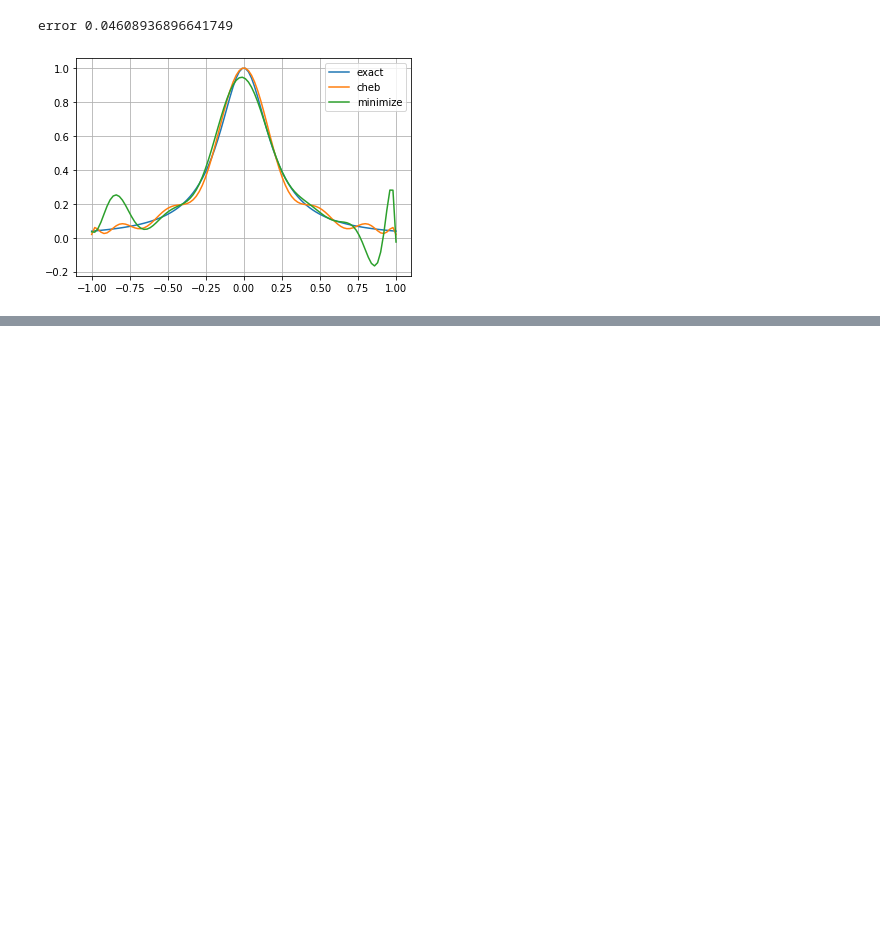
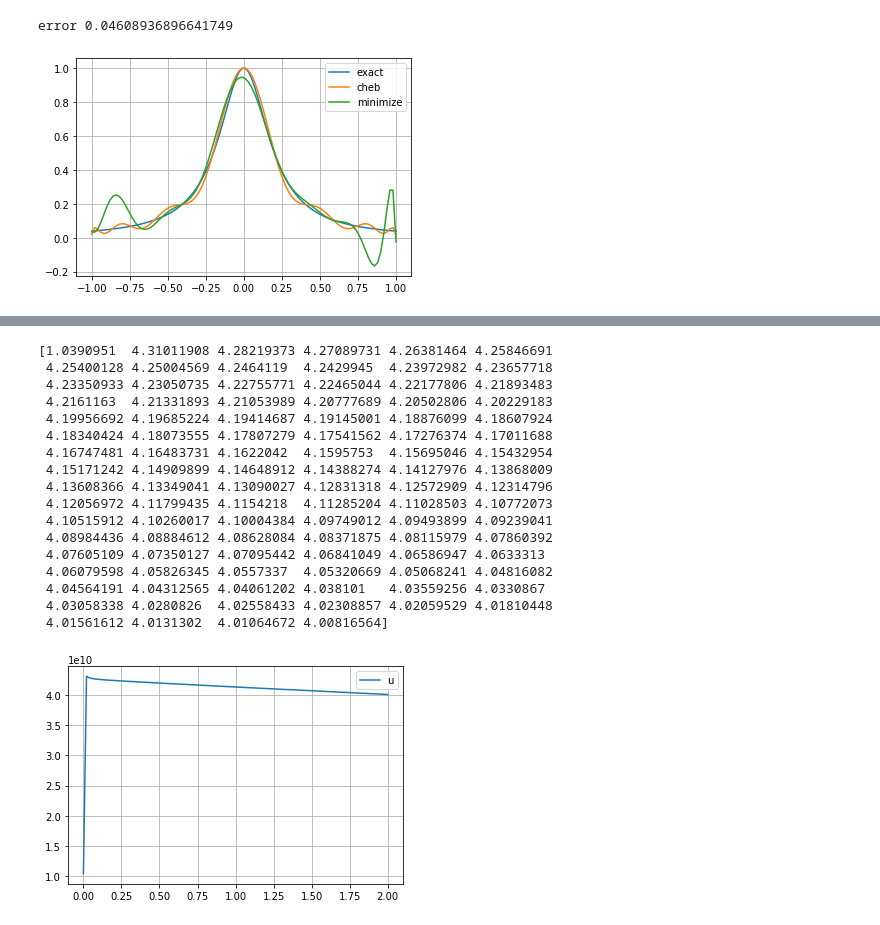
Before and after one commit to mbarnaba/python3, a Jupyter notebook: notebook.ipynb, the cells around one changed output, grey strips where cells are left out. Saved outputs shown, nothing was run; the diff lists cells and outputs as text; code cells hidden in the pictures; blank space fills up the shorter version.

```diff
--- a/notebook.ipynb
+++ b/notebook.ipynb
@@ -1142,0 +1377,40 @@ trust-krylov (see here)
+# %%
+def spectrum(gs, dt, T, what='u'):
+  sp = np.zeros( len(T) )
+
+  for idx in range( len(T) ):
+    resp = response( T[ idx ], gs, dt )
+    sp[ idx ] = max( abs(resp[ what ]) )
+  return sp
+
+
+T = np.linspace( 0.0005, 2, 100 )
+sp = spectrum( gs, dt, T, what='a' )
+print( sp )
+
+(fig, ax) = plt.subplots()
+
+ax.plot( T, sp * 1e10, label = key )
+
+ax.legend()
+ax.grid()
+fig.savefig( f'spectrum.svg' )
+# %% [output]
+[1.0390951  4.31011908 4.28219373 4.27089731 4.26381464 4.25846691
+ 4.25400128 4.25004569 4.2464119  4.2429945  4.23972982 4.23657718
+ 4.23350933 4.23050735 4.22755771 4.22465044 4.22177806 4.21893483
+ 4.2161163  4.21331893 4.21053989 4.20777689 4.20502806 4.20229183
+ 4.19956692 4.19685224 4.19414687 4.19145001 4.18876099 4.18607924
+ 4.18340424 4.18073555 4.17807279 4.17541562 4.17276374 4.17011688
+ 4.16747481 4.16483731 4.1622042  4.1595753  4.15695046 4.15432954
+ 4.15171242 4.14909899 4.14648912 4.14388274 4.14127976 4.13868009
+ 4.13608366 4.13349041 4.13090027 4.12831318 4.12572909 4.12314796
+ 4.12056972 4.11799435 4.1154218  4.11285204 4.11028503 4.10772073
+ 4.10515912 4.10260017 4.10004384 4.09749012 4.09493899 4.09239041
+ 4.08984436 4.08884612 4.08628084 4.08371875 4.08115979 4.07860392
+ 4.07605109 4.07350127 4.07095442 4.06841049 4.06586947 4.0633313
+ 4.06079598 4.05826345 4.0557337  4.05320669 4.05068241 4.04816082
+ 4.04564191 4.04312565 4.04061202 4.038101   4.03559256 4.0330867
+ 4.03058338 4.0280826  4.02558433 4.02308857 4.02059529 4.01810448
+ 4.01561612 4.0131302  4.01064672 4.00816564]
+[figure, added]
```
Also changed, not shown: parts of 21 cells of this notebook, 1 other file.
